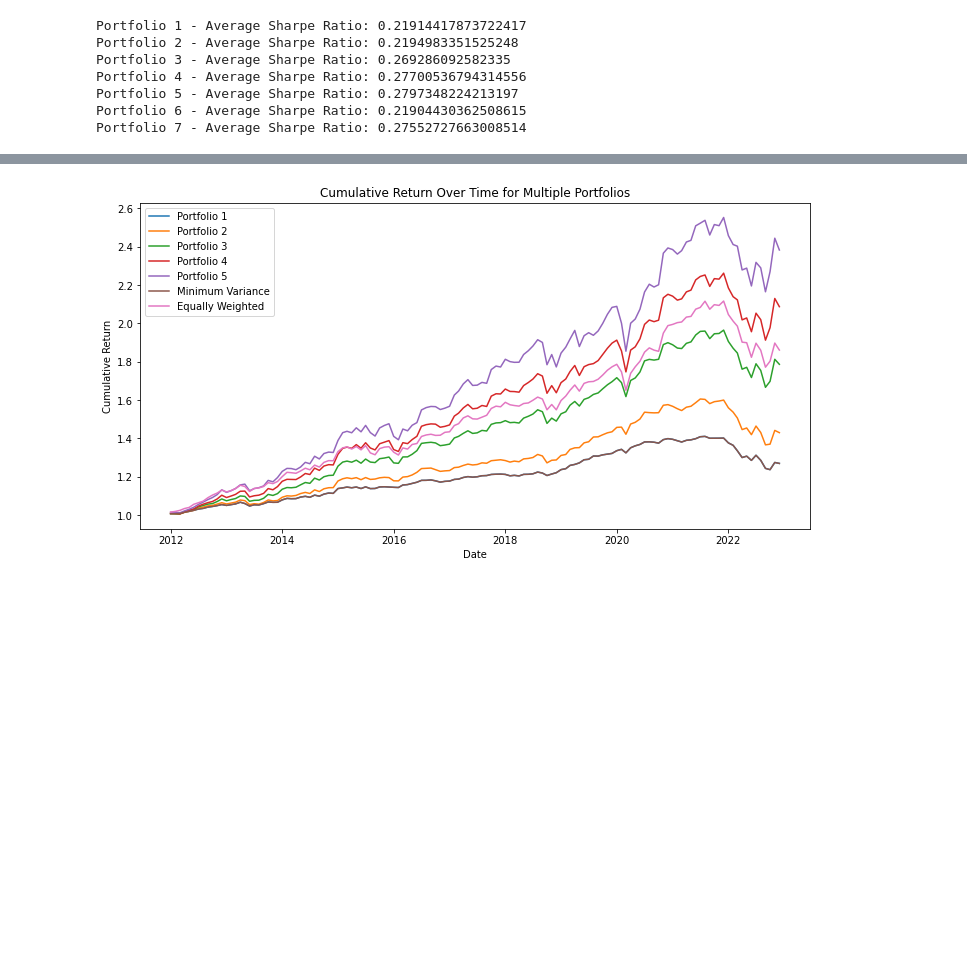
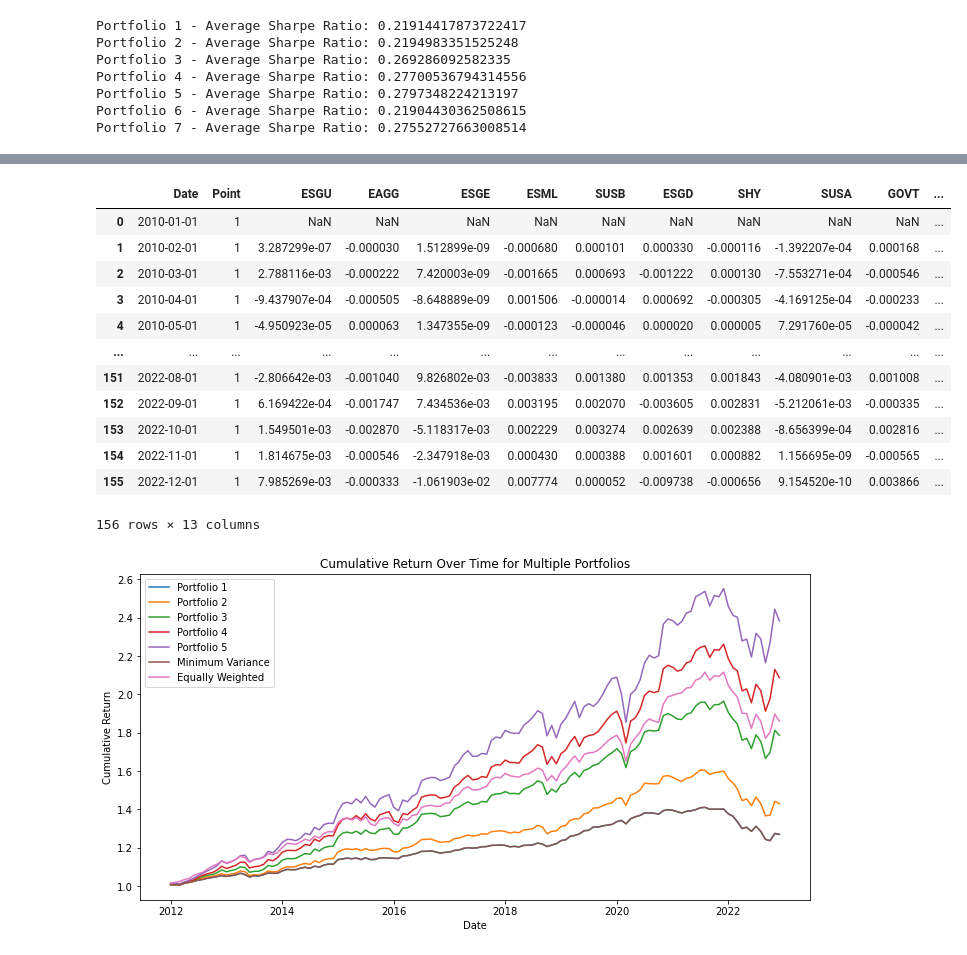
Before and after one commit to remimail/TP-3, a Jupyter notebook: main.ipynb, the cells around one changed output, grey strips where cells are left out. Saved outputs shown, nothing was run; the diff lists cells and outputs as text; code cells hidden in the pictures; blank space fills up the shorter version.

```diff
--- a/main.ipynb
+++ b/main.ipynb
@@ -911,3 +920,21 @@ plt.show()
+# %%
+### Example for the 1st portfolio
+
+weights_evolution_df[weights_evolution_df['Point'] == 1]
+# %% [output]
+|  | Date | Point | ESGU | EAGG | ESGE | ESML | SUSB | ESGD | SHY | SUSA | GOVT | ... |
+| 0 | 2010-01-01 | 1 | NaN | NaN | NaN | NaN | NaN | NaN | NaN | NaN | NaN | ... |
+| 1 | 2010-02-01 | 1 | 3.287299e-07 | -0.000030 | 1.512899e-09 | -0.000680 | 0.000101 | 0.000330 | -0.000116 | -1.392207e-04 | 0.000168 | ... |
+| 2 | 2010-03-01 | 1 | 2.788116e-03 | -0.000222 | 7.420003e-09 | -0.001665 | 0.000693 | -0.001222 | 0.000130 | -7.553271e-04 | -0.000546 | ... |
+| 3 | 2010-04-01 | 1 | -9.437907e-04 | -0.000505 | -8.648889e-09 | 0.001506 | -0.000014 | 0.000692 | -0.000305 | -4.169125e-04 | -0.000233 | ... |
+| 4 | 2010-05-01 | 1 | -4.950923e-05 | 0.000063 | 1.347355e-09 | -0.000123 | -0.000046 | 0.000020 | 0.000005 | 7.291760e-05 | -0.000042 | ... |
+| ... | ... | ... | ... | ... | ... | ... | ... | ... | ... | ... | ... | ... |
+| 151 | 2022-08-01 | 1 | -2.806642e-03 | -0.001040 | 9.826802e-03 | -0.003833 | 0.001380 | 0.001353 | 0.001843 | -4.080901e-03 | 0.001008 | ... |
+| 152 | 2022-09-01 | 1 | 6.169422e-04 | -0.001747 | 7.434536e-03 | 0.003195 | 0.002070 | -0.003605 | 0.002831 | -5.212061e-03 | -0.000335 | ... |
+| 153 | 2022-10-01 | 1 | 1.549501e-03 | -0.002870 | -5.118317e-03 | 0.002229 | 0.003274 | 0.002639 | 0.002388 | -8.656399e-04 | 0.002816 | ... |
+| 154 | 2022-11-01 | 1 | 1.814675e-03 | -0.000546 | -2.347918e-03 | 0.000430 | 0.000388 | 0.001601 | 0.000882 | 1.156695e-09 | -0.000565 | ... |
+| 155 | 2022-12-01 | 1 | 7.985269e-03 | -0.000333 | -1.061903e-02 | 0.007774 | 0.000052 | -0.009738 | -0.000656 | 9.154520e-10 | 0.003866 | ... |
+156 rows × 13 columns
 # %%
 import pandas as pd
 import matplotlib.pyplot as plt
```
Also changed, not shown: parts of 7 cells of this notebook.
